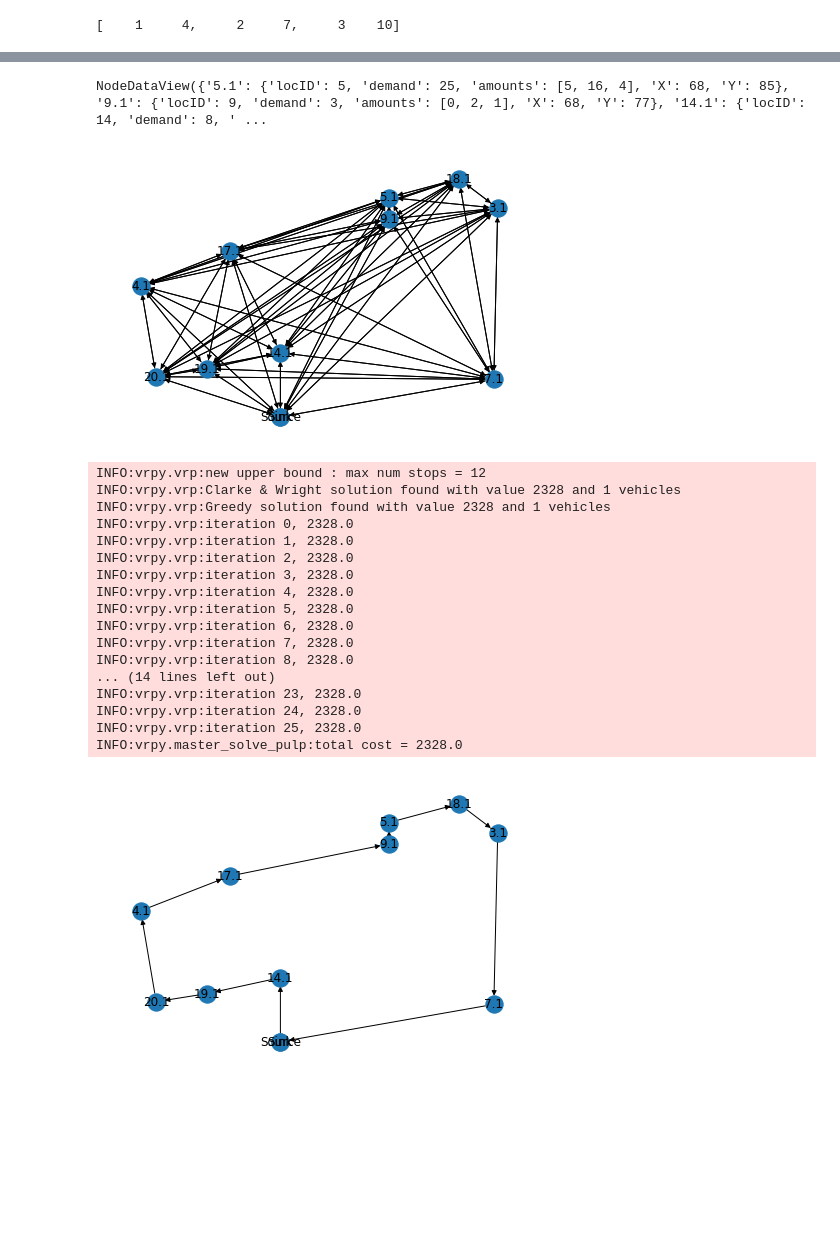
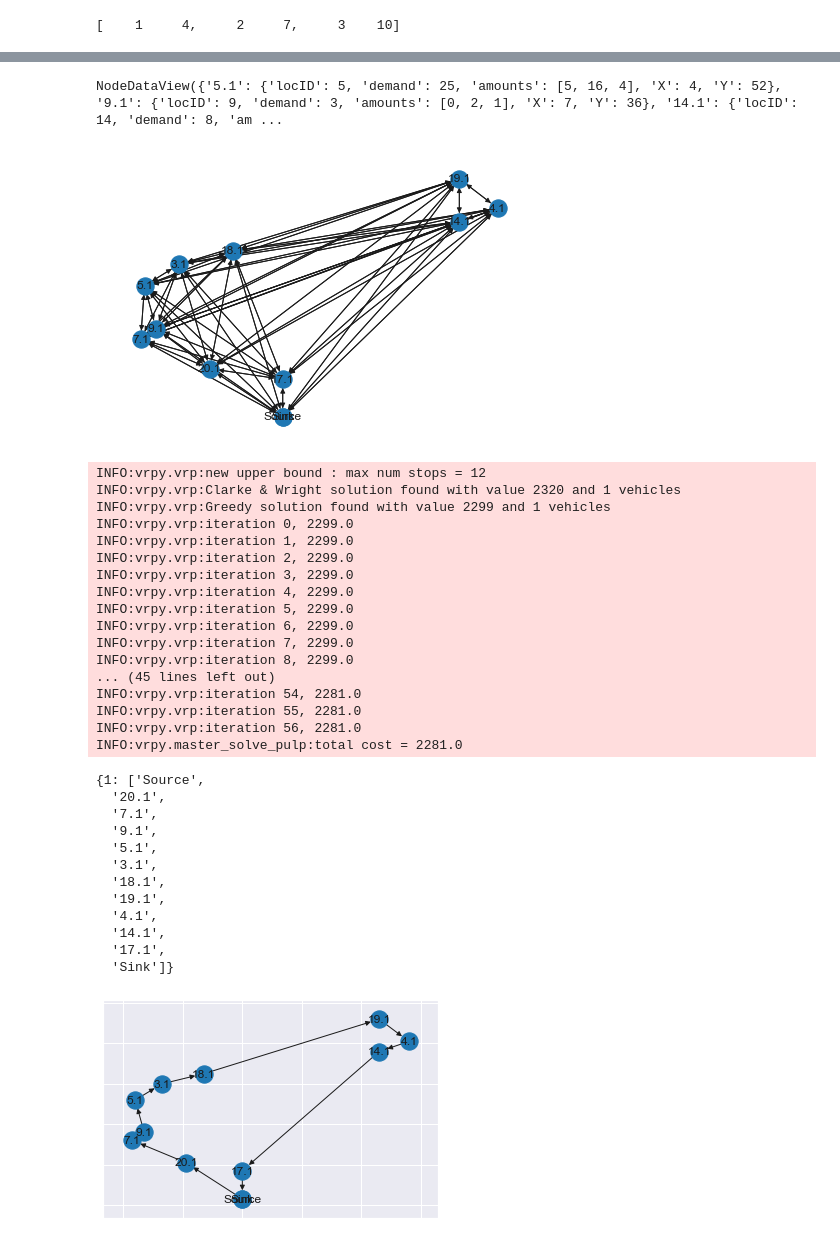
Before and after one commit to julianvanmeggelen/VRP-case, a Jupyter notebook: algorithm2_greedy02.ipynb, the cells around one changed output, grey strips where cells are left out. Drawn from its saved outputs; the diff is of its cells as text; code cells hidden in the pictures; blank space fills up the shorter version.

```diff
--- a/algorithm2_greedy02.ipynb
+++ b/algorithm2_greedy02.ipynb
@@ -134,7 +137,7 @@ def createNxDepot(instance: InstanceCO22, dayRoutes: dict) -> nx.DiGraph:
     G = nx.DiGraph()
     #add hubs
     for (day, hubLocID), hubData in dayRoutes.items():
-        G.add_node(f"{hubLocID}.1", locID = hubLocID, demand = 0, amounts= 0, X=instance.Locations[hubLocID].X, Y=instance.Locations[hubLocID].Y)
+        G.add_node(f"{hubLocID}.1", locID = hubLocID, demand = 0, amounts= 0, X=instance.Locations[hubLocID-1].X, Y=instance.Locations[hubLocID-1].Y)
 
     for (day, hubLocID), hubData in dayRoutes.items():
         i = 1
@@ -143,7 +146,7 @@ def createNxDepot(instance: InstanceCO22, dayRoutes: dict) -> nx.DiGraph:
             i+=1
             nodeID = f"{hubLocID}.{i}"
         if nodeID not in G.nodes:
-            G.add_node(nodeID, locID = hubLocID, demand = 0, amounts= 0, X=instance.Locations[hubLocID].X, Y=instance.Locations[hubLocID].Y)
+            G.add_node(nodeID, locID = hubLocID, demand = 0, amounts= 0, X=instance.Locations[hubLocID-1].X, Y=instance.Locations[hubLocID-1].Y)
 
         G.nodes[nodeID]['amounts'] = list(np.array(G.nodes[nodeID]['amounts']) + np.array(hubData['amounts']))
         G.nodes[nodeID]['demand'] = G.nodes[nodeID]['demand']+hubData['demand']
@@ -226,12 +358,12 @@ INFO:vrpy.master_solve_pulp:total cost = 542.0
 # %%
 G.nodes(data=True)
 # %% [output]
-NodeDataView({'5.1': {'locID': 5, 'demand': 25, 'amounts': [5, 16, 4], 'X': 68, 'Y': 85}, '9.1': {'locID': 9, 'demand': 3, 'amounts': [0, 2, 1], 'X': 68, 'Y': 77}, '14.1': {'locID': 14, 'demand': 8, ' ...
+NodeDataView({'5.1': {'locID': 5, 'demand': 25, 'amounts': [5, 16, 4], 'X': 4, 'Y': 52}, '9.1': {'locID': 9, 'demand': 3, 'amounts': [0, 2, 1], 'X': 7, 'Y': 36}, '14.1': {'locID': 14, 'demand': 8, 'am ...
 # %%
 pos = {id: (val['X'],val['Y']) for id,val in G.nodes(data=True)}
 nx.draw(G,pos=pos, with_labels=True)
 # %% [output]
-[figure, old version]
+[figure, new version]
 # %%
 prob = VehicleRoutingProblem(G, load_capacity=instance.TruckCapacity)
 prob.duration = instance.TruckMaxDistance
@@ -239,26 +371,43 @@ prob.fixed_cost = instance.TruckDayCost
 prob.solve()
 # %% [output]
 INFO:vrpy.vrp:new upper bound : max num stops = 12
-INFO:vrpy.vrp:Clarke & Wright solution found with value 2328 and 1 vehicles
-INFO:vrpy.vrp:Greedy solution found with value 2328 and 1 vehicles
-INFO:vrpy.vrp:iteration 0, 2328.0
-INFO:vrpy.vrp:iteration 1, 2328.0
-INFO:vrpy.vrp:iteration 2, 2328.0
-INFO:vrpy.vrp:iteration 3, 2328.0
-INFO:vrpy.vrp:iteration 4, 2328.0
-INFO:vrpy.vrp:iteration 5, 2328.0
-INFO:vrpy.vrp:iteration 6, 2328.0
-INFO:vrpy.vrp:iteration 7, 2328.0
-INFO:vrpy.vrp:iteration 8, 2328.0
-... (14 lines left out)
-INFO:vrpy.vrp:iteration 23, 2328.0
-INFO:vrpy.vrp:iteration 24, 2328.0
-INFO:vrpy.vrp:iteration 25, 2328.0
-INFO:vrpy.master_solve_pulp:total cost = 2328.0
+INFO:vrpy.vrp:Clarke & Wright solution found with value 2320 and 1 vehicles
+INFO:vrpy.vrp:Greedy solution found with value 2299 and 1 vehicles
+INFO:vrpy.vrp:iteration 0, 2299.0
+INFO:vrpy.vrp:iteration 1, 2299.0
+INFO:vrpy.vrp:iteration 2, 2299.0
+INFO:vrpy.vrp:iteration 3, 2299.0
+INFO:vrpy.vrp:iteration 4, 2299.0
+INFO:vrpy.vrp:iteration 5, 2299.0
+INFO:vrpy.vrp:iteration 6, 2299.0
+INFO:vrpy.vrp:iteration 7, 2299.0
+INFO:vrpy.vrp:iteration 8, 2299.0
+... (45 lines left out)
+INFO:vrpy.vrp:iteration 54, 2281.0
+INFO:vrpy.vrp:iteration 55, 2281.0
+INFO:vrpy.vrp:iteration 56, 2281.0
+INFO:vrpy.master_solve_pulp:total cost = 2281.0
+# %%
+prob.best_routes
+# %% [output]
+{1: ['Source',
+  '20.1',
+  '7.1',
+  '9.1',
+  '5.1',
+  '3.1',
+  '18.1',
+  '19.1',
+  '4.1',
+  '14.1',
+  '17.1',
+  'Sink']}
 # %%
-nx.draw(prob._best_routes_as_graphs[0], pos=pos, with_labels=True)
+#nx.draw(prob._best_routes_as_graphs[0], pos=pos, with_labels=True)
+sns.set()
+nx.draw_networkx(prob._best_routes_as_graphs[0], pos = pos, with_labels=True)
 # %% [output]
-[figure, old version]
+[figure, new version]
 # %%
 class timeWindowGenerator(object):
     def __init__(self, day_length=1000, padding=200, n=20):
```
Also changed, not shown: parts of 11 cells of this notebook, 3 other files.
